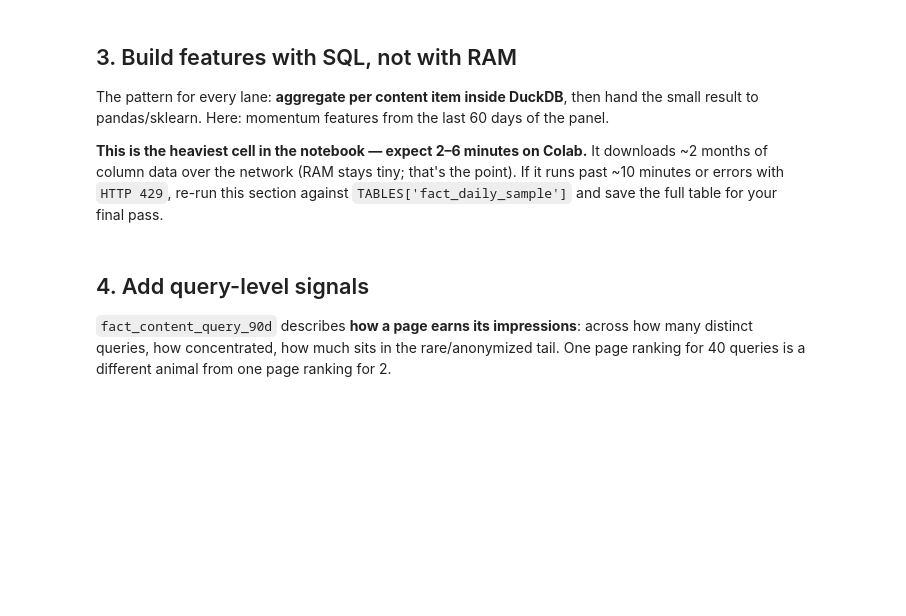
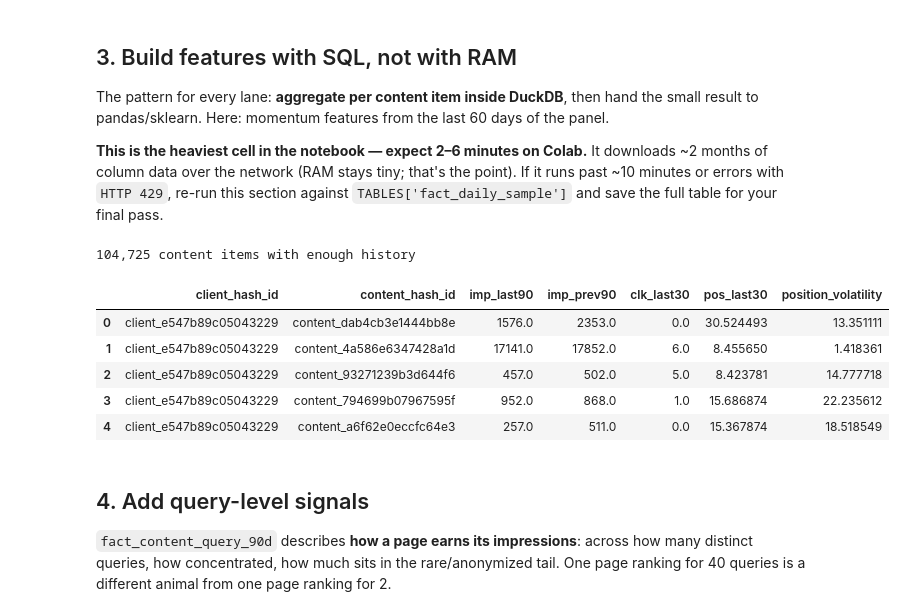
Before and after one commit to byte-AbhijitVichare/flyrank-ml-internship, a Jupyter notebook: notebooks/03_working_with_the_full_release.ipynb, the cells around one changed output. Saved outputs shown, nothing was run; the diff lists cells and outputs as text; code cells hidden in the pictures; blank space fills up the shorter version.

```diff
--- a/notebooks/03_working_with_the_full_release.ipynb
+++ b/notebooks/03_working_with_the_full_release.ipynb
@@ -87,24 +108,33 @@ result to pandas/sklearn. Here: momentum features from the last 60 days of the p
 # %%
 features = con.sql(f"""
     WITH bounds AS (
         SELECT MAX(report_date) AS end_d FROM {TABLES['fact_daily']}
     ),
     windowed AS (
         SELECT f.client_hash_id, f.content_hash_id,
-               SUM(CASE WHEN f.report_date >  b.end_d - INTERVAL 30 DAY THEN f.gsc_impressions ELSE 0 END) AS imp_last30,
-               SUM(CASE WHEN f.report_date <= b.end_d - INTERVAL 30 DAY THEN f.gsc_impressions ELSE 0 END) AS imp_prev30,
+               SUM(CASE WHEN f.report_date > b.end_d - INTERVAL 90 DAY THEN f.gsc_impressions ELSE 0 END) AS imp_last90,
+               SUM(CASE WHEN f.report_date > b.end_d - INTERVAL 180 DAY AND f.report_date <= b.end_d - INTERVAL 90 DAY THEN f.gsc_impressions ELSE 0 END) AS imp_prev90,
                SUM(CASE WHEN f.report_date >  b.end_d - INTERVAL 30 DAY THEN f.gsc_clicks ELSE 0 END)      AS clk_last30,
-               AVG(CASE WHEN f.report_date >  b.end_d - INTERVAL 30 DAY THEN f.gsc_avg_position END)       AS pos_last30
+               AVG(CASE WHEN f.report_date >  b.end_d - INTERVAL 30 DAY THEN f.gsc_avg_position END)       AS pos_last30,
+               STDDEV(CASE WHEN f.report_date > b.end_d - INTERVAL 90 DAY THEN f.gsc_avg_position END) AS position_volatility
         FROM {TABLES['fact_daily']} f, bounds b
-        WHERE f.report_date > b.end_d - INTERVAL 60 DAY
+        WHERE f.report_date > b.end_d - INTERVAL 180 DAY
         GROUP BY 1, 2
-        HAVING imp_prev30 >= 100
+        HAVING imp_prev90 >= 200
     )
     SELECT * FROM windowed
 """).df()
 
 print(f'{len(features):,} content items with enough history')
 features.head()
+# %% [output]
+104,725 content items with enough history
+|  | client_hash_id | content_hash_id | imp_last90 | imp_prev90 | clk_last30 | pos_last30 | position_volatility |
+| 0 | client_e547b89c05043229 | content_dab4cb3e1444bb8e | 1576.0 | 2353.0 | 0.0 | 30.524493 | 13.351111 |
+| 1 | client_e547b89c05043229 | content_4a586e6347428a1d | 17141.0 | 17852.0 | 6.0 | 8.455650 | 1.418361 |
+| 2 | client_e547b89c05043229 | content_93271239b3d644f6 | 457.0 | 502.0 | 5.0 | 8.423781 | 14.777718 |
+| 3 | client_e547b89c05043229 | content_794699b07967595f | 952.0 | 868.0 | 1.0 | 15.686874 | 22.235612 |
+| 4 | client_e547b89c05043229 | content_a6f62e0eccfc64e3 | 257.0 | 511.0 | 0.0 | 15.367874 | 18.518549 |
 # %% [markdown]
 ## 4. Add query-level signals
 
```
Also changed, not shown: parts of 6 cells of this notebook.
